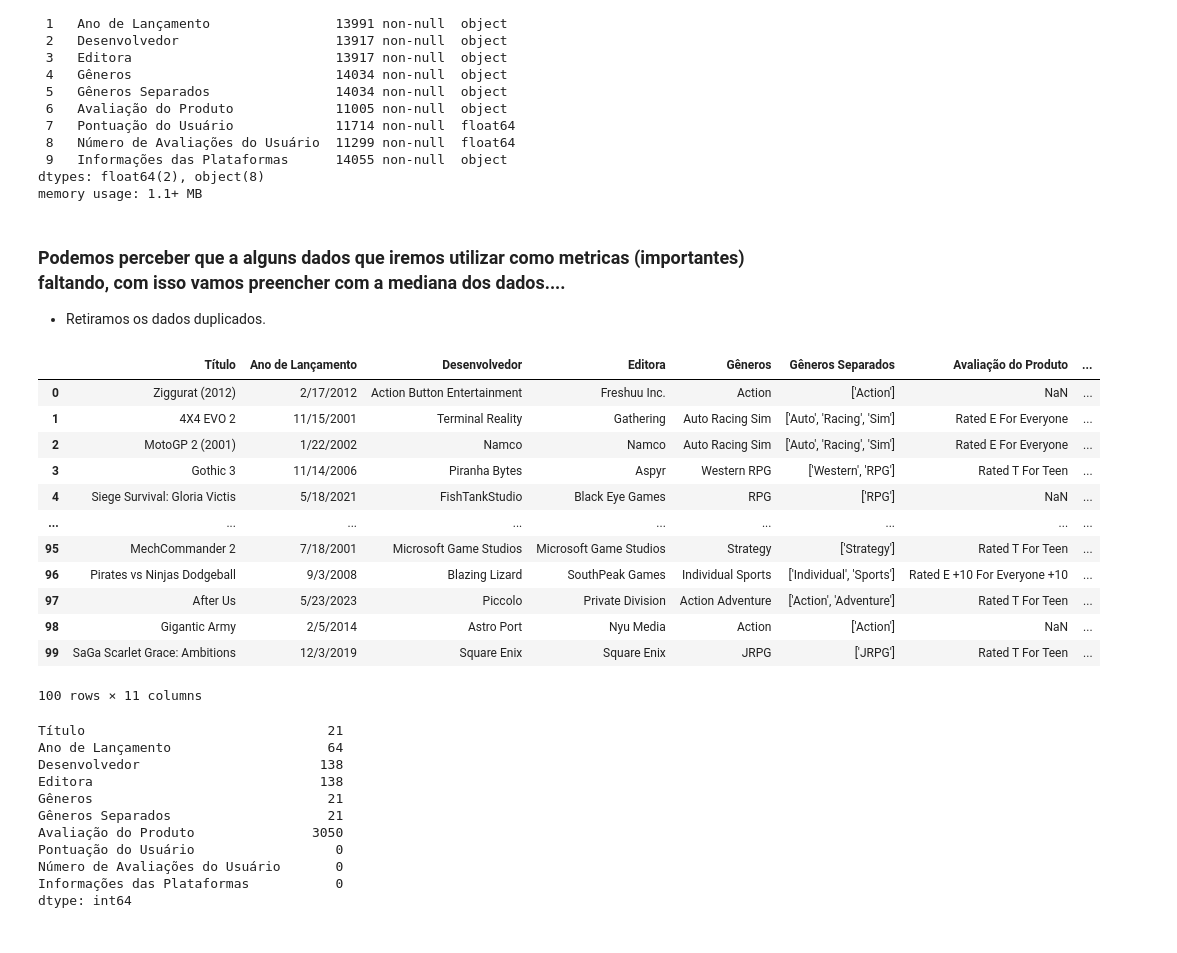
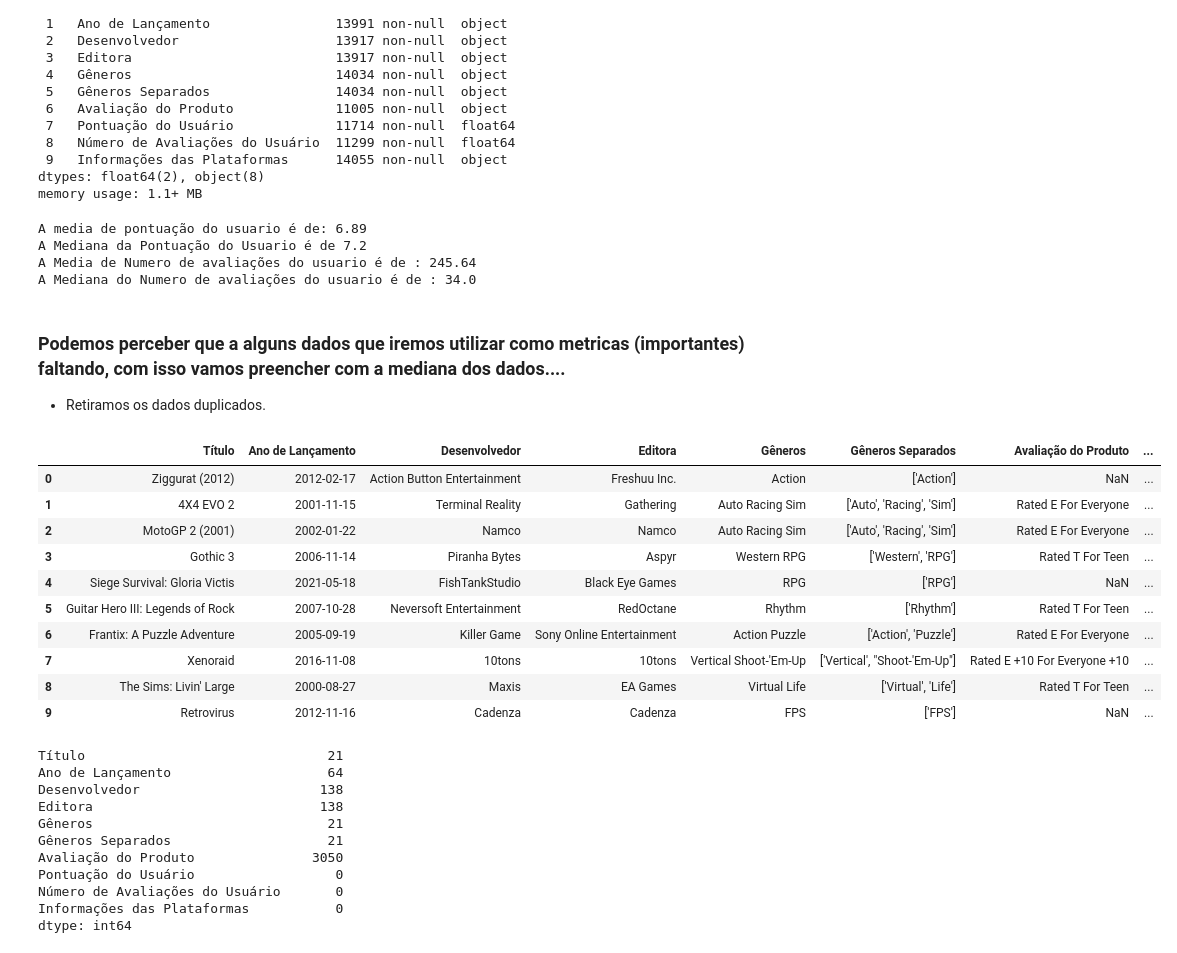
Before and after one commit to luisgoni/ProjetoEstatistica_Mod_5, a Jupyter notebook: Projeto_Estatística.ipynb, the cells around one changed output. Cells and saved outputs as stored; diff of their text form; code cells hidden in the pictures.

```diff
--- a/Projeto_Estatística.ipynb
+++ b/Projeto_Estatística.ipynb
@@ -139,28 +144,43 @@ Data columns (total 10 columns):
  9   Informações das Plataformas      14055 non-null  object
 dtypes: float64(2), object(8)
 memory usage: 1.1+ MB
+# %%
+#Observando qual medida utilizar para preencher os dados faltantes.
+#Criando a variavel com o resultado.
+Mean_Ptususario= df_auxiliar['Pontuação do Usuário'].mean()
+Median_Ptusuario = df_auxiliar['Pontuação do Usuário'].median()
+Mean_NumAvaUsuario = df_auxiliar['Número de Avaliações do Usuário'].mean()
+Median_NumAvaUsuario = df_auxiliar['Número de Avaliações do Usuário'].median()
+
+print('A media de pontuação do usuario é de:',round( Mean_Ptususario,2))
+print('A Mediana da Pontuação do Usuario é de',round(Median_Ptusuario,2))
+print('A Media de Numero de avaliações do usuario é de :',round(Mean_NumAvaUsuario,2))
+print('A Mediana do Numero de avaliações do usuario é de :', round(Median_NumAvaUsuario,2))
+# %% [output]
+A media de pontuação do usuario é de: 6.89
+A Mediana da Pontuação do Usuario é de 7.2
+A Media de Numero de avaliações do usuario é de : 245.64
+A Mediana do Numero de avaliações do usuario é de : 34.0
 # %% [markdown]
 ### Podemos perceber que a alguns dados que iremos utilizar como metricas (importantes) faltando, com isso vamos preencher com a mediana dos dados....
 * Retiramos os dados duplicados.
 # %%
 #Preenchendo valores nas colunas atraves da mediana.
 numeric_columns = ['Pontuação do Usuário', 'Número de Avaliações do Usuário']
 df_auxiliar[numeric_columns] = df_auxiliar[numeric_columns].fillna(df_auxiliar[numeric_columns].median())
-df_auxiliar.head(100)
+df_auxiliar.head(10)
 # %% [output]
 |  | Título | Ano de Lançamento | Desenvolvedor | Editora | Gêneros | Gêneros Separados | Avaliação do Produto | ... |
-| 0 | Ziggurat (2012) | 2/17/2012 | Action Button Entertainment | Freshuu Inc. | Action | ['Action'] | NaN | ... |
-| 1 | 4X4 EVO 2 | 11/15/2001 | Terminal Reality | Gathering | Auto Racing Sim | ['Auto', 'Racing', 'Sim'] | Rated E For Everyone | ... |
-| 2 | MotoGP 2 (2001) | 1/22/2002 | Namco | Namco | Auto Racing Sim | ['Auto', 'Racing', 'Sim'] | Rated E For Everyone | ... |
-| 3 | Gothic 3 | 11/14/2006 | Piranha Bytes | Aspyr | Western RPG | ['Western', 'RPG'] | Rated T For Teen | ... |
-| 4 | Siege Survival: Gloria Victis | 5/18/2021 | FishTankStudio | Black Eye Games | RPG | ['RPG'] | NaN | ... |
-| ... | ... | ... | ... | ... | ... | ... | ... | ... |
-| 95 | MechCommander 2 | 7/18/2001 | Microsoft Game Studios | Microsoft Game Studios | Strategy | ['Strategy'] | Rated T For Teen | ... |
-| 96 | Pirates vs Ninjas Dodgeball | 9/3/2008 | Blazing Lizard | SouthPeak Games | Individual Sports | ['Individual', 'Sports'] | Rated E +10 For Everyone +10 | ... |
-| 97 | After Us | 5/23/2023 | Piccolo | Private Division | Action Adventure | ['Action', 'Adventure'] | Rated T For Teen | ... |
-| 98 | Gigantic Army | 2/5/2014 | Astro Port | Nyu Media | Action | ['Action'] | NaN | ... |
-| 99 | SaGa Scarlet Grace: Ambitions | 12/3/2019 | Square Enix | Square Enix | JRPG | ['JRPG'] | Rated T For Teen | ... |
+| 0 | Ziggurat (2012) | 2012-02-17 | Action Button Entertainment | Freshuu Inc. | Action | ['Action'] | NaN | ... |
+| 1 | 4X4 EVO 2 | 2001-11-15 | Terminal Reality | Gathering | Auto Racing Sim | ['Auto', 'Racing', 'Sim'] | Rated E For Everyone | ... |
+| 2 | MotoGP 2 (2001) | 2002-01-22 | Namco | Namco | Auto Racing Sim | ['Auto', 'Racing', 'Sim'] | Rated E For Everyone | ... |
+| 3 | Gothic 3 | 2006-11-14 | Piranha Bytes | Aspyr | Western RPG | ['Western', 'RPG'] | Rated T For Teen | ... |
+| 4 | Siege Survival: Gloria Victis | 2021-05-18 | FishTankStudio | Black Eye Games | RPG | ['RPG'] | NaN | ... |
+| 5 | Guitar Hero III: Legends of Rock | 2007-10-28 | Neversoft Entertainment | RedOctane | Rhythm | ['Rhythm'] | Rated T For Teen | ... |
+| 6 | Frantix: A Puzzle Adventure | 2005-09-19 | Killer Game | Sony Online Entertainment | Action Puzzle | ['Action', 'Puzzle'] | Rated E For Everyone | ... |
+| 7 | Xenoraid | 2016-11-08 | 10tons | 10tons | Vertical Shoot-'Em-Up | ['Vertical', "Shoot-'Em-Up"] | Rated E +10 For Everyone +10 | ... |
+| 8 | The Sims: Livin' Large | 2000-08-27 | Maxis | EA Games | Virtual Life | ['Virtual', 'Life'] | Rated T For Teen | ... |
+| 9 | Retrovirus | 2012-11-16 | Cadenza | Cadenza | FPS | ['FPS'] | NaN | ... |
-100 rows × 11 columns
 # %%
 # Total dos Valores nulos em cada coluna;
 print(df_auxiliar.isnull().sum())
```
Also changed, not shown: parts of 24 cells of this notebook.
